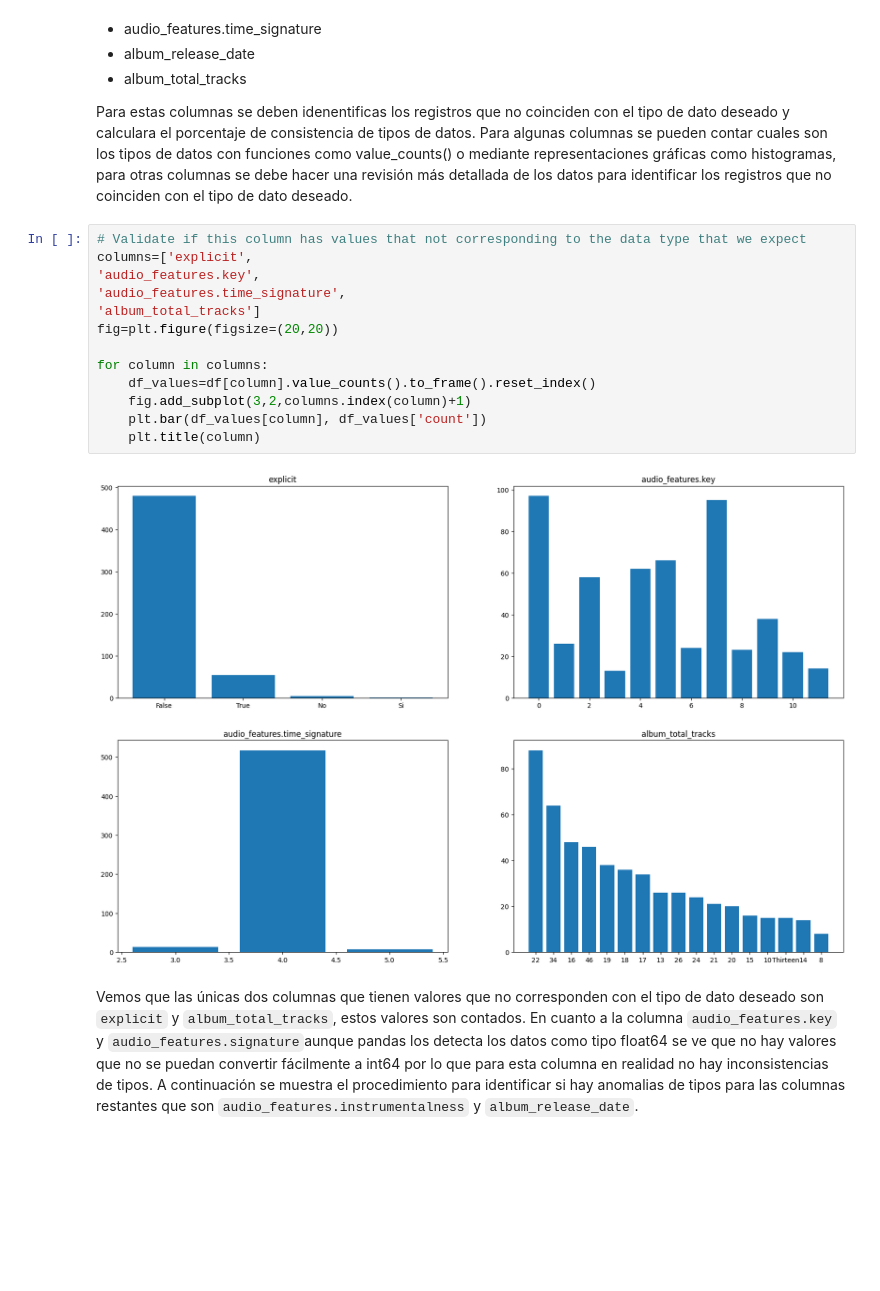
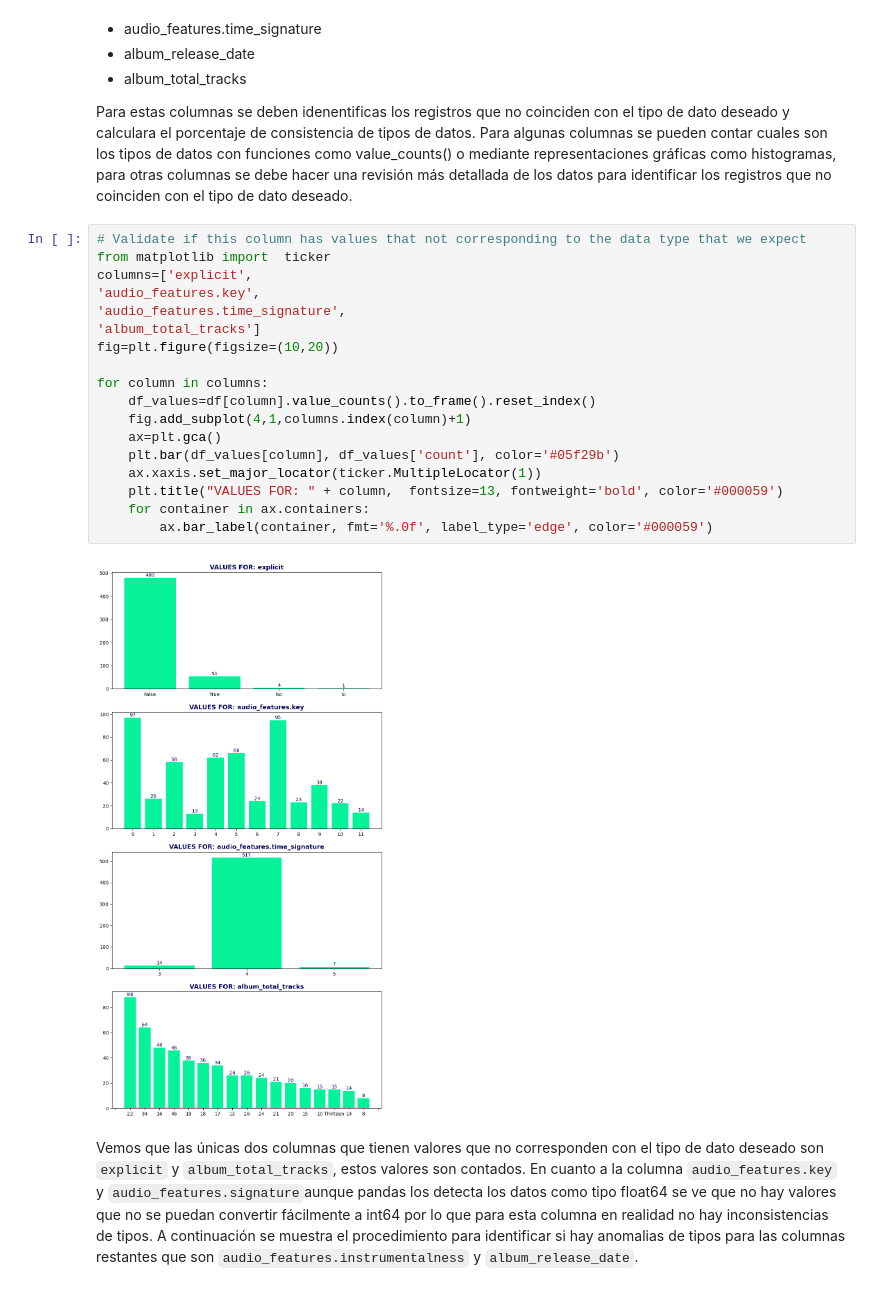
Before and after one commit to jhsilvaz13/Technical-test-R5, a Jupyter notebook: case.QA.taylor.spotify.api.report.validity.ipynb, the cells around one changed output. Cells and saved outputs as stored; diff of their text form; blank space fills up the shorter version.

```diff
--- a/case.QA.taylor.spotify.api.report.validity.ipynb
+++ b/case.QA.taylor.spotify.api.report.validity.ipynb
@@ -121,19 +121,24 @@ Para las columnas que coinciden con el tipo de dato detectado y el tipo de dato
 Para estas columnas se deben idenentificas los registros que no coinciden con el tipo de dato deseado y calculara el porcentaje de consistencia de tipos de datos. Para algunas columnas se pueden contar cuales son los tipos de datos con funciones como value_counts() o mediante representaciones gráficas como histogramas, para otras columnas se debe hacer una revisión más detallada de los datos para identificar los registros que no coinciden con el tipo de dato deseado.
 # %%
 # Validate if this column has values that not corresponding to the data type that we expect
+from matplotlib import  ticker
 columns=['explicit',
 'audio_features.key',
 'audio_features.time_signature',
 'album_total_tracks']
-fig=plt.figure(figsize=(20,20))
+fig=plt.figure(figsize=(10,20))
 
 for column in columns:
     df_values=df[column].value_counts().to_frame().reset_index()
-    fig.add_subplot(3,2,columns.index(column)+1)
-    plt.bar(df_values[column], df_values['count'])
-    plt.title(column)
+    fig.add_subplot(4,1,columns.index(column)+1)
+    ax=plt.gca()
+    plt.bar(df_values[column], df_values['count'], color='#05f29b')
+    ax.xaxis.set_major_locator(ticker.MultipleLocator(1))
+    plt.title("VALUES FOR: " + column,  fontsize=13, fontweight='bold', color='#000059')
+    for container in ax.containers:
+        ax.bar_label(container, fmt='%.0f', label_type='edge', color='#000059')
 # %% [output]
-[figure, old version]
+[figure, new version]
 # %% [markdown]
 Vemos que las únicas dos columnas que tienen valores que no corresponden con el tipo de dato deseado son `explicit` y `album_total_tracks`, estos valores son contados. En cuanto a la columna `audio_features.key` y  `audio_features.signature`aunque pandas los detecta los datos como tipo float64 se ve que no hay valores que no se puedan convertir fácilmente a int64 por lo que para esta columna en realidad no hay inconsistencias de tipos. A continuación se muestra el procedimiento para identificar si hay anomalias de tipos para las columnas restantes que son
 `audio_features.instrumentalness` y `album_release_date`.
```
Also changed, not shown: parts of 6 cells of this notebook, 6 other files.
